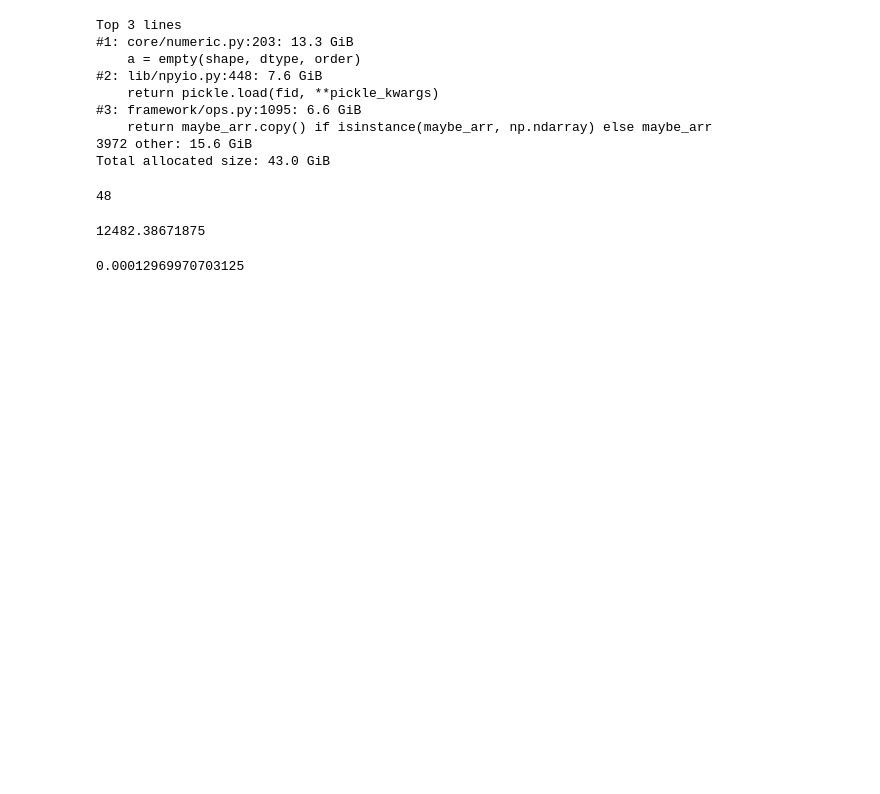
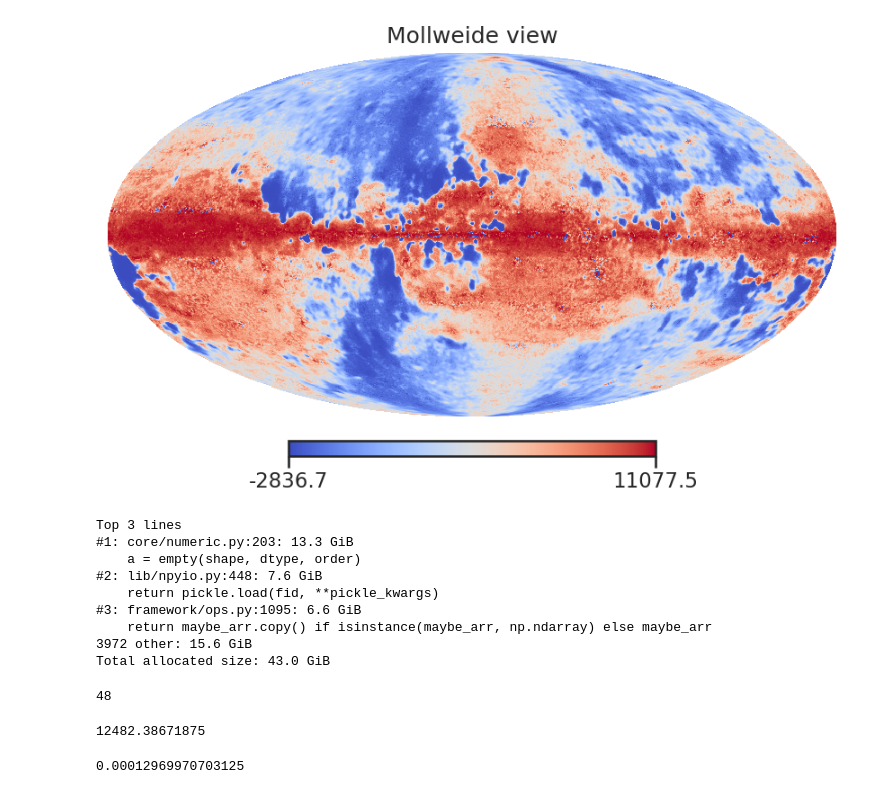
Before and after one commit to yaojian95/ForSEplus, a Jupyter notebook: memory_check.ipynb, the cells around one changed output. Cells and saved outputs as stored; diff of their text form; code cells hidden in the pictures; blank space fills up the shorter version.

```diff
--- a/memory_check.ipynb
+++ b/memory_check.ipynb
@@ -189,0 +217,8 @@ Time cost 7.85
+# %%
+map_forse = gen_ForSE(dir_data = '/pscratch/sd/j/jianyao/ForSE_plus_data/',
+              save_dir = '/pscratch/sd/j/jianyao/forse_output/Random_training_files/FIX_MF/Complete/',
+              Nsam = 1,
+              recom_12 = False,
+              save_12 = False,
+              return_3 = True,
+              verbose = True)
@@ -190,3 +243,7 @@ Time cost 7.85
+# %%
+hp.mollview(map_forse[0][0], norm = 'hist')
+# %% [output]
+[figure, added]
 # %%
 def display_top(snapshot, key_type='lineno', limit=3):
     snapshot = snapshot.filter_traces((
```
Also changed, not shown: parts of 8 cells of this notebook, 4 other files.
